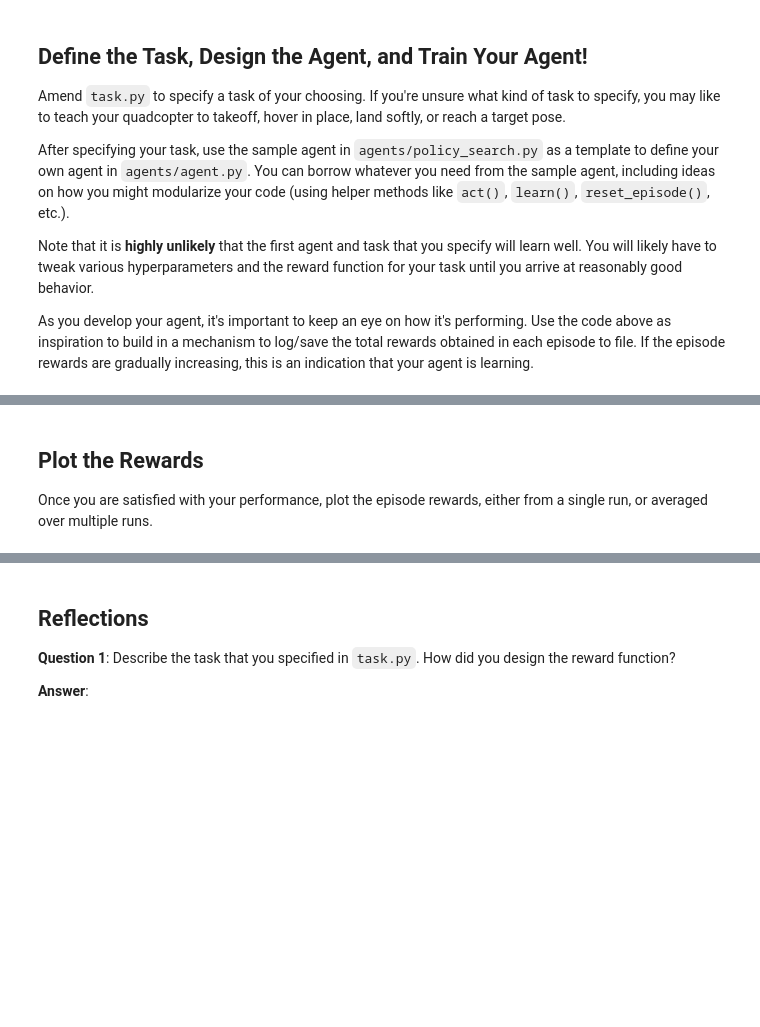
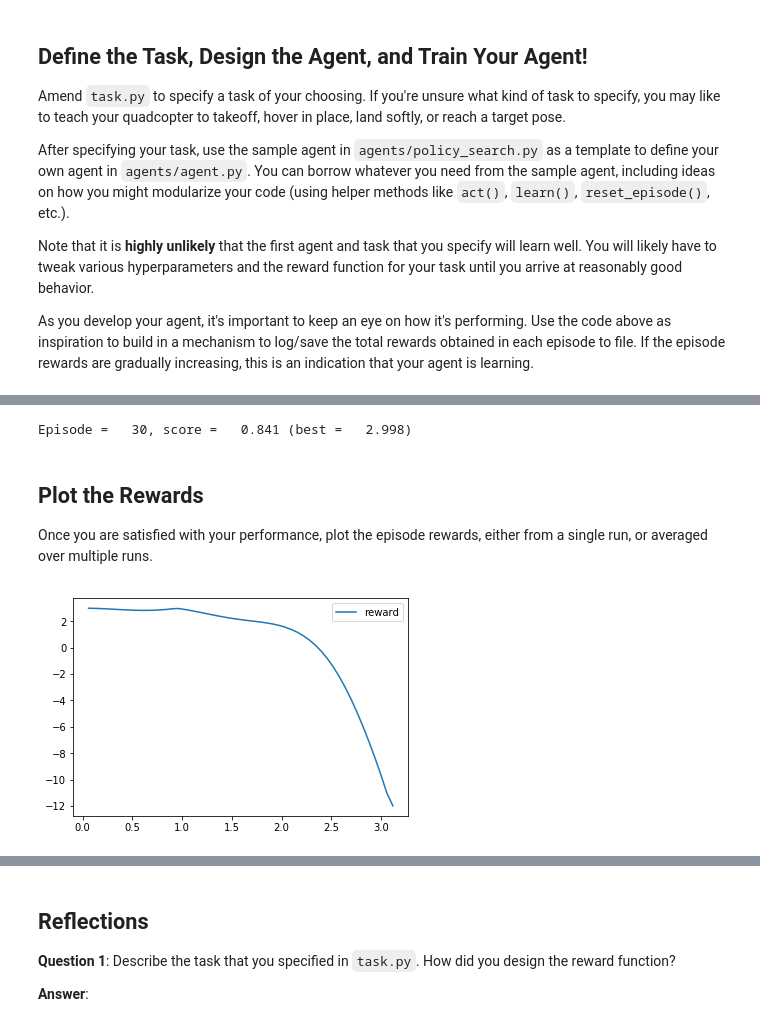
Before and after one commit to AnnoyinSamurai/RL-Quadcopter-2, a Jupyter notebook: Quadcopter_Project.ipynb, the cells around one changed output, grey strips where cells are left out. Cells and saved outputs as stored; diff of their text form; code cells hidden in the pictures; blank space fills up the shorter version.

```diff
--- a/Quadcopter_Project.ipynb
+++ b/Quadcopter_Project.ipynb
@@ -222,9 +228,9 @@ import pandas as pd
 from agents.agent import DDPG
 from task import Task
 
-num_episodes = 1000
-target_pos = np.array([0., 0., 10.])
-task = Task()
+num_episodes = 500
+target_pos = np.array([0., 0., 10., 0., 0., 0.])
+task = Task(target_pos=target_pos)
 agent = DDPG(task)
 
 for i_episode in range(1, num_episodes+1):
@@ -239,6 +245,8 @@ for i_episode in range(1, num_episodes+1):
                 i_episode, agent.score, agent.best_score), end="")  # [debug]
             break
     sys.stdout.flush()
+# %% [output]
+Episode =   30, score =   0.841 (best =   2.998)
 # %% [markdown]
 ## Plot the Rewards
 
@@ -247,0 +254,40 @@ Once you are satisfied with your performance, plot the episode rewards, either f
+# %%
+## TODO: Plot the rewards.
+%reload_ext autoreload
+%autoreload 2
+
+import csv
+
+# Modify the values below to give the quadcopter a different starting position.
+file_output = 'data.txt'                         # file name for saved results
+
+# Setup
+done = False
+labels = ['time','reward' , 'x', 'y', 'z', 'phi', 'theta', 'psi', 'x_velocity',
+          'y_velocity', 'z_velocity', 'phi_velocity', 'theta_velocity',
+          'psi_velocity', 'rotor_speed1', 'rotor_speed2', 'rotor_speed3', 'rotor_speed4']
+results = {x : [] for x in labels}
+
+# Run the simulation, and save the results.
+with open(file_output, 'w') as csvfile:
+    writer = csv.writer(csvfile)
+    writer.writerow(labels)
+    state = agent.reset_episode()
+    while True:
+        rotor_speeds = agent.act(state)
+        state, reward, done = task.step(rotor_speeds)
+        to_write = [task.sim.time] + [reward] + list(task.sim.pose) + list(task.sim.v) + list(task.sim.angular_v) + list(rotor_speeds)
+        for ii in range(len(labels)):
+            results[labels[ii]].append(to_write[ii])
+        writer.writerow(to_write)
+        if done:
+            break
+# %%
+import matplotlib.pyplot as plt
+%matplotlib inline
+
+plt.plot(results['time'], results['reward'], label='reward')
+plt.legend()
+_ = plt.ylim()
+# %% [output]
+[figure, added]
```
Also changed, not shown: parts of 14 cells of this notebook, 2 other files.
